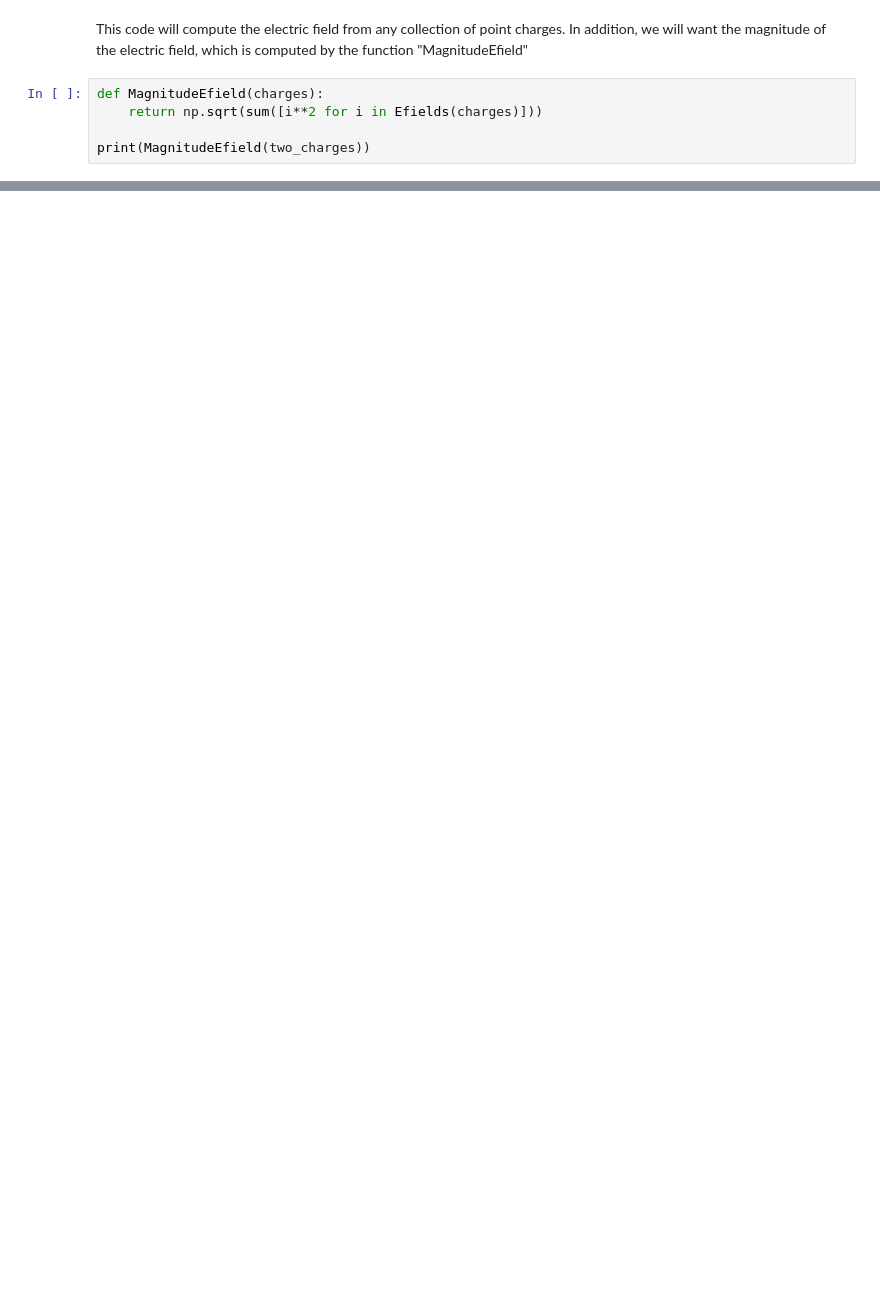
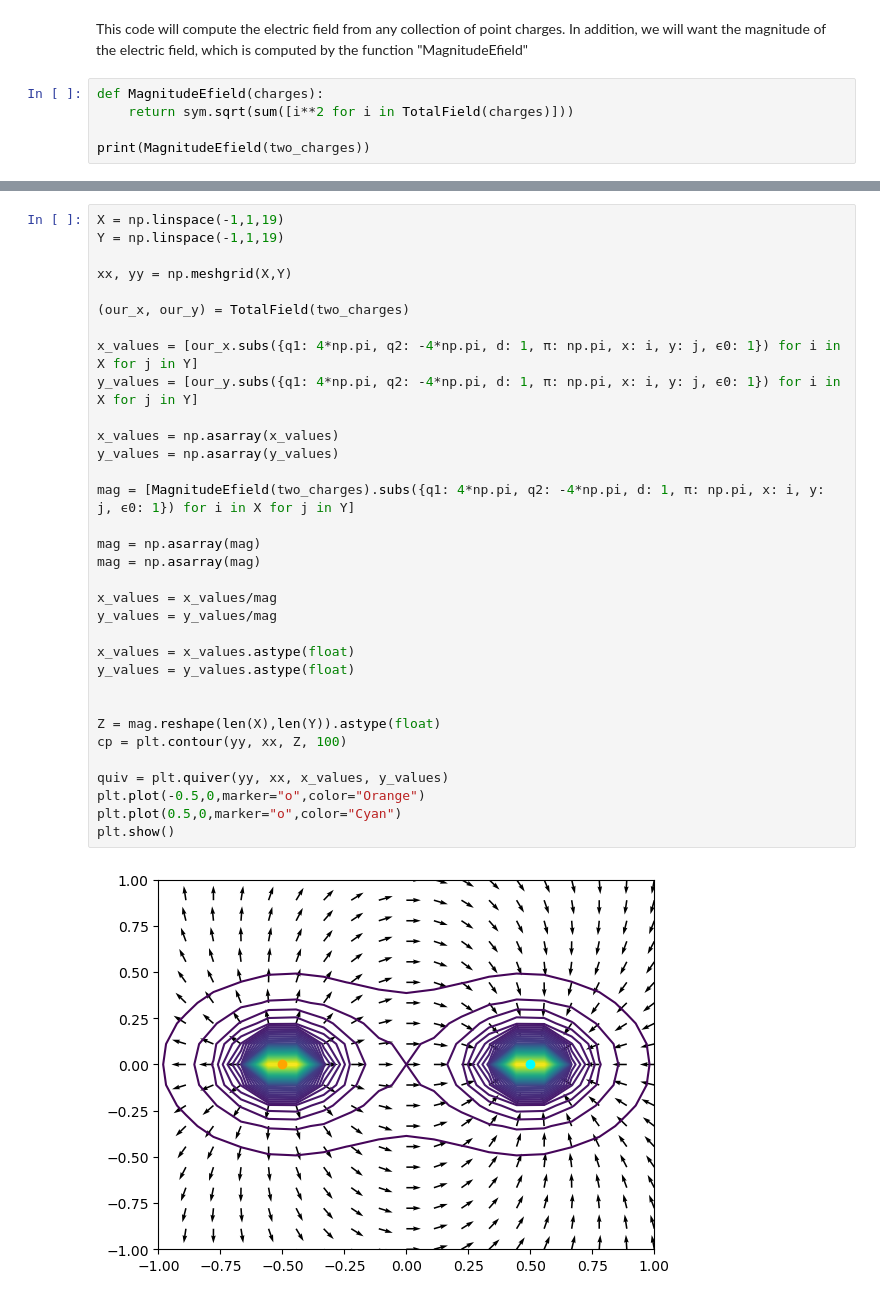
Before and after one commit to brinerk/LabsCapstone, a Jupyter notebook: Lab16/Lab16.ipynb, the cells around one changed output, grey strips where cells are left out. Saved outputs shown, nothing was run; the diff lists cells and outputs as text; blank space fills up the shorter version.

```diff
--- a/Lab16/Lab16.ipynb
+++ b/Lab16/Lab16.ipynb
@@ -154,7 +151,7 @@ $\displaystyle \frac{q_{1} \left(- \frac{d}{2} + x\right)}{4 π ϵ_{0} \left(y^{
 This code will compute the electric field from any collection of point charges. In addition, we will want the magnitude of the electric field, which is computed by the function "MagnitudeEfield"
 # %%
 def MagnitudeEfield(charges):
-    return np.sqrt(sum([i**2 for i in Efields(charges)]))
+    return sym.sqrt(sum([i**2 for i in TotalField(charges)]))
 
 print(MagnitudeEfield(two_charges))
 # %% [output]
@@ -168,0 +218,35 @@ TypeError: loop of ufunc does not support argument 0 of type Add which has no ca
+# %%
+X = np.linspace(-1,1,19)
+Y = np.linspace(-1,1,19)
+
+xx, yy = np.meshgrid(X,Y)
+
+(our_x, our_y) = TotalField(two_charges)
+
+x_values = [our_x.subs({q1: 4*np.pi, q2: -4*np.pi, d: 1, π: np.pi, x: i, y: j, ϵ0: 1}) for i in X for j in Y]
+y_values = [our_y.subs({q1: 4*np.pi, q2: -4*np.pi, d: 1, π: np.pi, x: i, y: j, ϵ0: 1}) for i in X for j in Y]
+
+x_values = np.asarray(x_values)
+y_values = np.asarray(y_values)
+
+mag = [MagnitudeEfield(two_charges).subs({q1: 4*np.pi, q2: -4*np.pi, d: 1, π: np.pi, x: i, y: j, ϵ0: 1}) for i in X for j in Y]
+
+mag = np.asarray(mag)
+mag = np.asarray(mag)
+
+x_values = x_values/mag
+y_values = y_values/mag
+
+x_values = x_values.astype(float)
+y_values = y_values.astype(float)
+
+
+Z = mag.reshape(len(X),len(Y)).astype(float)
+cp = plt.contour(yy, xx, Z, 100)
+
+quiv = plt.quiver(yy, xx, x_values, y_values)
+plt.plot(-0.5,0,marker="o",color="Orange")
+plt.plot(0.5,0,marker="o",color="Cyan")
+plt.show()
+# %% [output]
+[figure, added]
```
Also changed, not shown: parts of 38 cells of this notebook, 2 other files.
